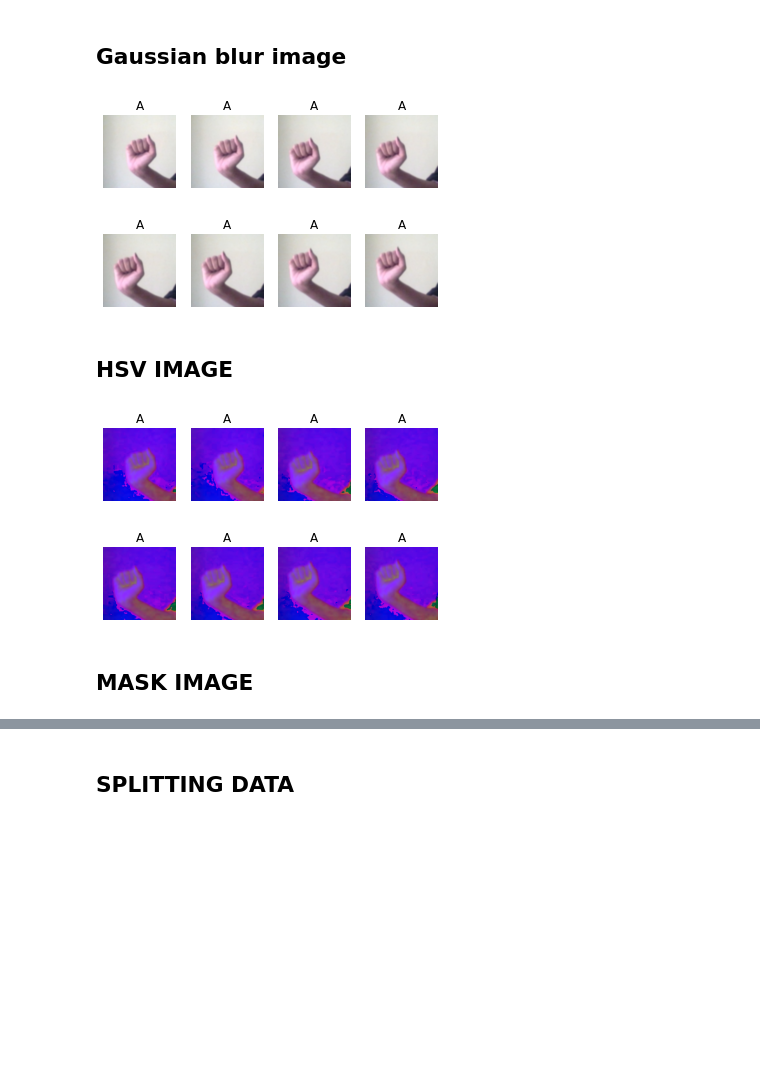
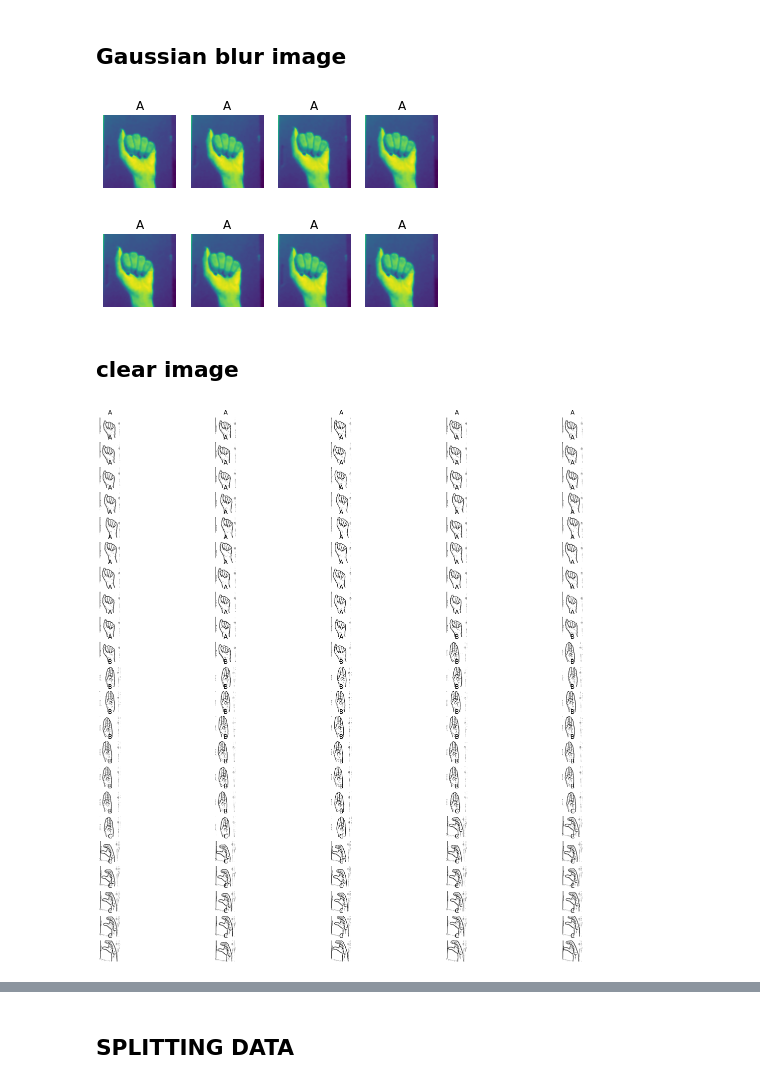
Before and after one commit to adibanaaz123/Sign-language-recognition, a Jupyter notebook: capstone project.ipynb, the cells around one changed output, grey strips where cells are left out. Drawn from its saved outputs; the diff is of its cells as text; code cells hidden in the pictures; blank space fills up the shorter version.

```diff
--- a/capstone project.ipynb
+++ b/capstone project.ipynb
@@ -15,7 +15,7 @@ from sklearn.model_selection import train_test_split
 from tensorflow import keras
 from sklearn.preprocessing import Normalizer
 # %%
-datapath =r'C:\Users\dell\Downloads\Dataset_project'
+datapath =r"C:\Users\dell\Downloads\pic's12"
 # %% [markdown]
 ## READ DATA
 # %%
@@ -55,16 +55,19 @@ for i in range(8):
 # %%
 blur_img =[]
-hsv_img = []
-mask_img =[]
+#hsv_img = []
+#mask_img =[]
+clear_image =[]
 for img in data:
-    Gaussain_blur =cv2.GaussianBlur(img,(5,5),0)
-    Hsv_img=cv2.cvtColor(Gaussain_blur, cv2.COLOR_BGR2HSV)
-    Lower_hsv = np.array([120, 20, 50])
-    Upper_hsv = np.array([239,255, 255])
-    mask = cv2.inRange(Hsv_img, Lower_hsv, Upper_hsv)
-    res = cv2.bitwise_and(img, img, mask=mask)
-    #mask = cv2.morphologyEx(mask, cv2.MORPH_CLOSE, kernel)
-
+    gray = cv2.cvtColor(img,cv2.COLOR_RGB2GRAY)
+    Gaussain_blur =cv2.GaussianBlur(gray,(5,5),2)
+    #Hsv_img=cv2.cvtColor(Gaussain_blur, cv2.COLOR_BGR2HSV)
+    #Lower_hsv = np.array([0, 0, 88])
+    #Upper_hsv = np.array([255,255, 255])
+    #mask = cv2.inRange(Hsv_img, Lower_hsv, Upper_hsv)
+    th3=cv2.adaptiveThreshold(Gaussain_blur,255,cv2.ADAPTIVE_THRESH_GAUSSIAN_C,cv2.THRESH_BINARY_INV,11,2)
+    ret,res = cv2.threshold(th3, 0, 255, cv2.THRESH_BINARY_INV+cv2.THRESH_OTSU)
+    clear_image.append(res)
     blur_img.append(Gaussain_blur)
-    hsv_img.append(Hsv_img)
-    mask_img.append(res)
+    #hsv_img.append(Hsv_img)
+    #mask_img.append(masked_img)
+    #images.append(image)
@@ -78,17 +101,15 @@ for i in range(8):
     plt.title(labels[i])
     plt.axis('off')
 # %% [output]
-[figure, old version]
+[figure, new version]
 # %% [markdown]
-## HSV IMAGE
+## clear image
 # %%
-#plt.figure(figsize =(20,20))
-for i in range(8):
-    plt.subplot(2, 4, i + 1)
-    plt.imshow(hsv_img[i])
+plt.figure(figsize =(20,20))
+for i in range(110):
+    plt.subplot(22, 5, i + 1)
+    plt.imshow(clear_image[i],cmap ="gray")
     plt.title(labels[i])
     plt.axis('off')
 # %% [output]
-[figure, old version]
+[figure, new version]
-# %% [markdown]
-## MASK IMAGE
```
Also changed, not shown: parts of 48 cells of this notebook.
